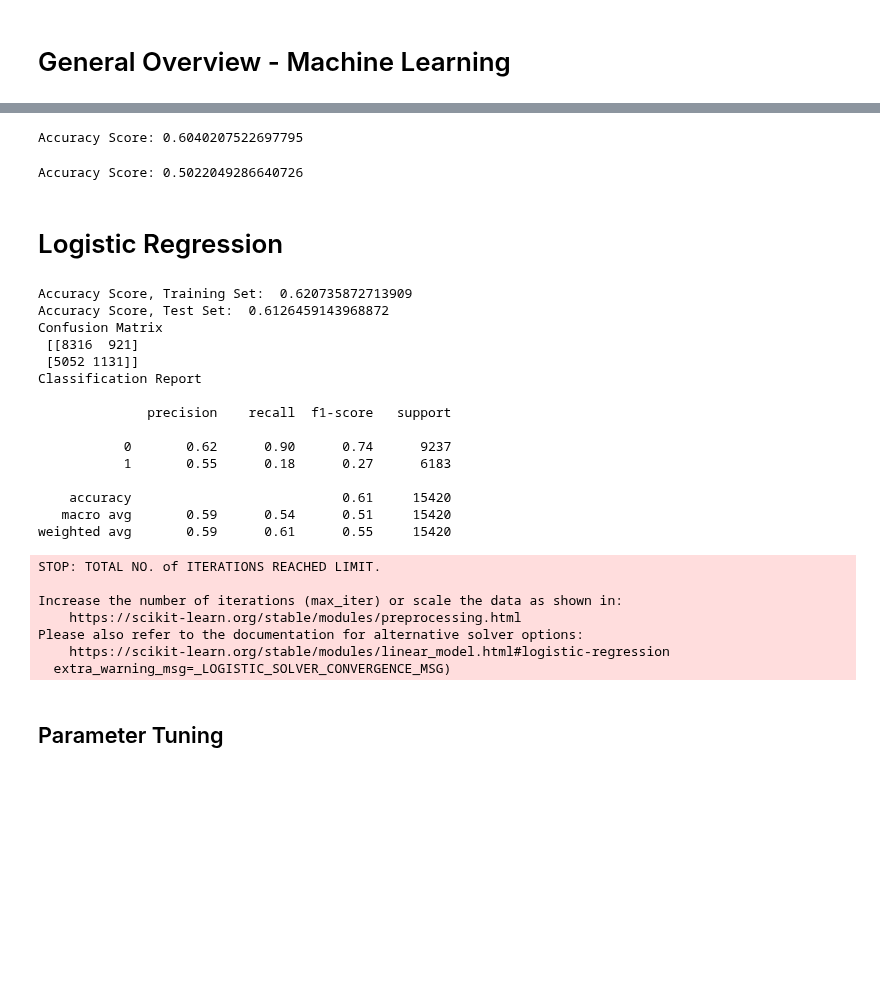
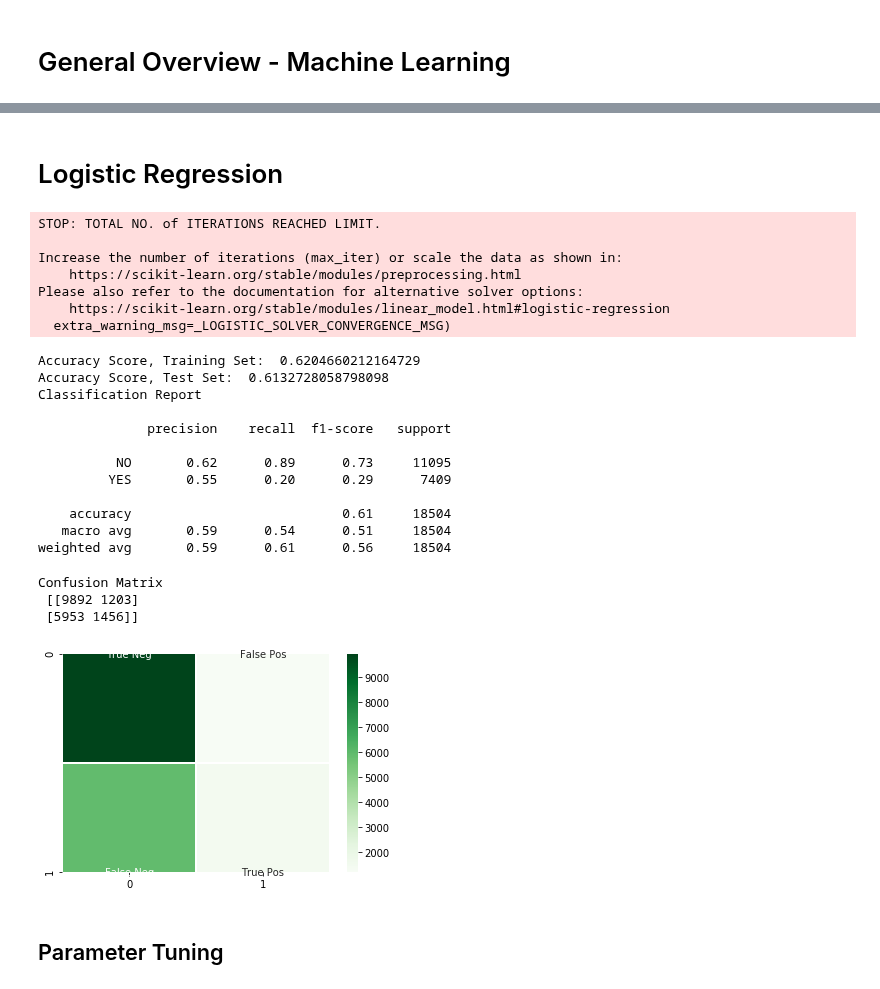
Before and after one commit to annasophiat/diabetic-readmissions, a Jupyter notebook: diabetes_machine_learning.ipynb, the cells around one changed output, grey strips where cells are left out. Cells and saved outputs as stored; diff of their text form; code cells hidden in the pictures; blank space fills up the shorter version.

```diff
--- a/diabetes_machine_learning.ipynb
+++ b/diabetes_machine_learning.ipynb
@@ -33,9 +27,5 @@ from sklearn.ensemble import BaggingClassifier
 # %%
 np.random.seed(42)
 # %%
-data = pd.read_csv('diabetes_ml.csv', index_col=0) # import data
+data = pd.read_csv('diabetes_ml_scale.csv', index_col=0) # import data
 diabetes = data.copy() # save a copy of data as diabetes
-# %%
-# set 0 for No and 1 for Yes
-diabetes = diabetes.replace({'NO': 0, 'YES': 1})
-diabetes.head()
@@ -74,10 +62,10 @@ Index(['gender', 'time_in_hospital', 'num_lab_procedures', 'num_procedures',
 # %%
-# independent and target variables
+# separate variables
 y = diabetes['readmitted'].values # target variable
 X = diabetes.drop('readmitted', axis=1).values
 
 # train test split
-X_train, X_test, y_train, y_test = train_test_split(X, y, test_size=0.25, random_state=42, stratify=y)
+X_train, X_test, y_train, y_test = train_test_split(X, y, test_size=0.3, random_state=42)
 
 print(X_train.shape, y_train.shape)
 print(X_test.shape, y_test.shape)
@@ -95,15 +75,3 @@ Accuracy Score: 0.5253361580699555
-# %%
-# using the most frequent strategy
-frequent = DummyClassifier(strategy='most_frequent', random_state=42).fit(X_train, y_train)
-print('Accuracy Score: {}'.format(frequent.score(X_test, y_test)))
-# %% [output]
-Accuracy Score: 0.6040207522697795
-# %%
-# using the uniform strategy
-uniform = DummyClassifier(strategy='uniform', random_state=42).fit(X_train, y_train)
-print('Accuracy Score: {}'.format(uniform.score(X_test, y_test)))
-# %% [output]
-Accuracy Score: 0.5022049286640726
 # %% [markdown]
 # Logistic Regression
 # %%
@@ -115,36 +83,42 @@ logreg_pred = logreg.predict(X_test)
 print('Accuracy Score, Training Set: ', logreg.score(X_train, y_train))
 print('Accuracy Score, Test Set: ', logreg.score(X_test, y_test))
 
-# confusion matrix
-cm = confusion_matrix(y_test, logreg_pred)
-print ('Confusion Matrix \n', cm)
-
 # classification report
 print('Classification Report \n')
 print(classification_report(y_test, logreg_pred))
 # %% [output]
-Accuracy Score, Training Set:  0.620735872713909
-Accuracy Score, Test Set:  0.6126459143968872
-Confusion Matrix
- [[8316  921]
- [5052 1131]]
-Classification Report
+STOP: TOTAL NO. of ITERATIONS REACHED LIMIT.
 
-              precision    recall  f1-score   support
-
-           0       0.62      0.90      0.74      9237
-           1       0.55      0.18      0.27      6183
-
-    accuracy                           0.61     15420
-   macro avg       0.59      0.54      0.51     15420
-weighted avg       0.59      0.61      0.55     15420
+Increase the number of iterations (max_iter) or scale the data as shown in:
+    https://scikit-learn.org/stable/modules/preprocessing.html
+Please also refer to the documentation for alternative solver options:
+    https://scikit-learn.org/stable/modules/linear_model.html#logistic-regression
+  extra_warning_msg=_LOGISTIC_SOLVER_CONVERGENCE_MSG)
-STOP: TOTAL NO. of ITERATIONS REACHED LIMIT.
+Accuracy Score, Training Set:  0.6204660212164729
+Accuracy Score, Test Set:  0.6132728058798098
+Classification Report
 
-Increase the number of iterations (max_iter) or scale the data as shown in:
-    https://scikit-learn.org/stable/modules/preprocessing.html
-Please also refer to the documentation for alternative solver options:
-    https://scikit-learn.org/stable/modules/linear_model.html#logistic-regression
-  extra_warning_msg=_LOGISTIC_SOLVER_CONVERGENCE_MSG)
+              precision    recall  f1-score   support
+
+          NO       0.62      0.89      0.73     11095
+         YES       0.55      0.20      0.29      7409
+
+    accuracy                           0.61     18504
+   macro avg       0.59      0.54      0.51     18504
+weighted avg       0.59      0.61      0.56     18504
+# %%
+# confusion matrix
+cm = confusion_matrix(y_test, logreg_pred)
+print('Confusion Matrix \n', cm)
+labels = ['True Neg', 'False Pos', 'False Neg', 'True Pos']
+labels = np.asarray(labels).reshape(2,2)
+sns.heatmap(cm, annot=labels, fmt='', linewidths=.5, cmap='Greens')
+plt.show()
+# %% [output]
+Confusion Matrix
+ [[9892 1203]
+ [5953 1456]]
+[figure, added]
 # %% [markdown]
 ## Parameter Tuning
 # %%
```
Also changed, not shown: parts of 66 cells of this notebook.
